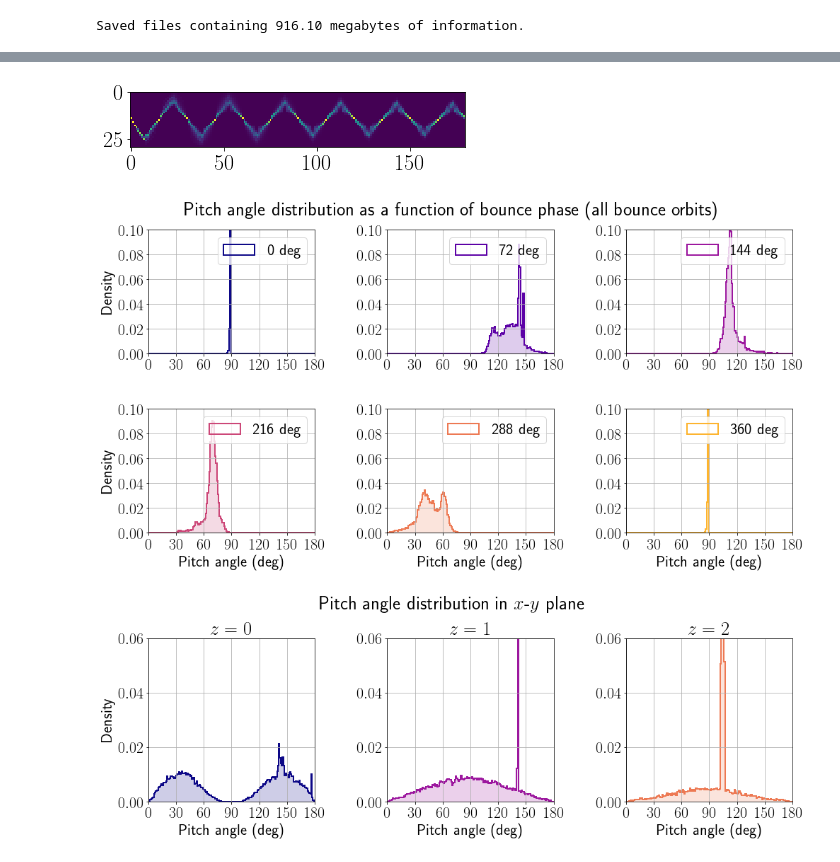
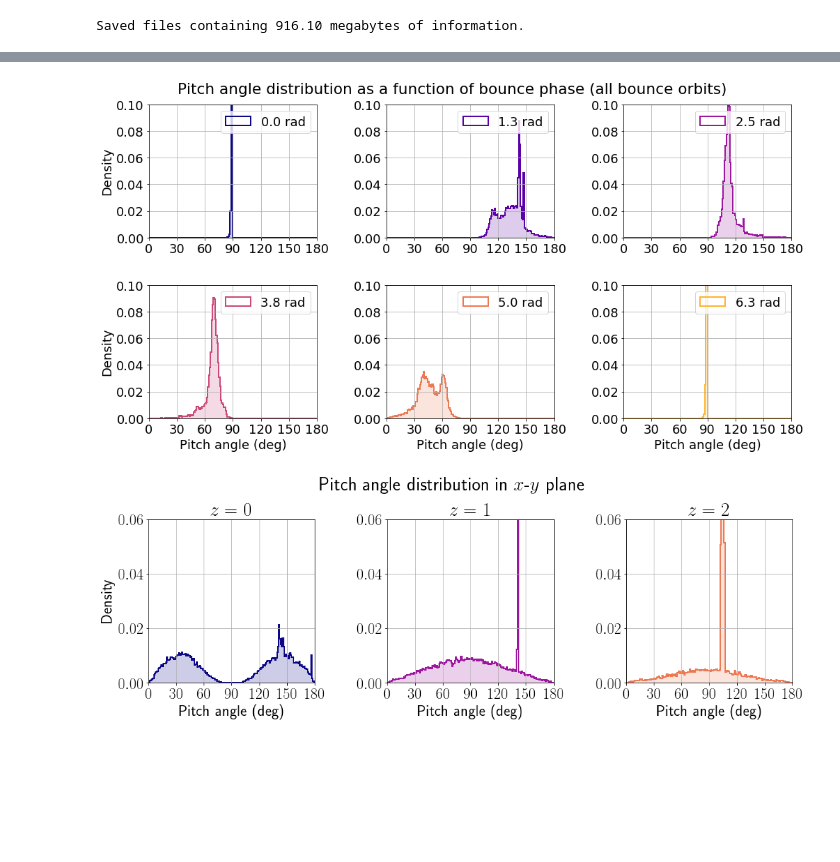
Before and after one commit to zbeever/cpt-solver, a Jupyter notebook: eq_pitch_angle_analysis.ipynb, the cells around one changed output, grey strips where cells are left out. Drawn from its saved outputs; the diff is of its cells as text; code cells hidden in the pictures; blank space fills up the shorter version.

```diff
--- a/eq_pitch_angle_analysis.ipynb
+++ b/eq_pitch_angle_analysis.ipynb
@@ -14,9 +19,8 @@ Loaded files containing 916.10 megabytes of information.
 from field_utils import *
 
 plt.figure(figsize=(15, 10))
-plt.rcParams.update({'font.size': 18})
 
-n = 5
+n = 15
 for i, x in enumerate(np.linspace(-20 * Re, -2 * Re, n)):
     rr = field_line(b_field, np.array([x, 0, 0]), 1e1)
     r_min = field_reversal(b_field, rr)
@@ -61,7 +65,7 @@ for phase in phase_list:
 
 for i in range(6):
     plt.subplot(2, 3, i + 1)
-    plt.hist(phases[(2 * i):(2 * i) + 2], bins=np.arange(0, 181, 1), histtype='step', linewidth=2, color=colors[(2 * i):(2 * i) + 2], density=True, label=[f'{ceil(k)} deg' for k in np.degrees(phase_list[(2 * i):(2 * i) + 2])])
+    plt.hist(phases[(2 * i):(2 * i) + 2], bins=np.arange(0, 181, 1), histtype='step', linewidth=2, color=colors[(2 * i):(2 * i) + 2], density=True, label=[f'{k:.1f} rad' for k in phase_list[(2 * i):(2 * i) + 2]])
     plt.hist(phases[(2 * i):(2 * i) + 2], bins=np.arange(0, 181, 1), histtype='stepfilled', alpha=0.2, color=colors[(2 * i):(2 * i) + 2], density=True)
     plt.grid()
     plt.xlim([0, 180])
@@ -84,50 +88,36 @@ plt.show()
-# %%
-bins = 30
-
-image = np.zeros((bins, bins * 6))
-
-for i in tqdm.tqdm(range(6)):
-    phases = np.linspace(0, 2*np.pi, bins, endpoint=False)
-    for j in tqdm.tqdm(range(len(phases))):
-        image[:, bins * i + j] = np.sqrt(np.histogram(get_pas_at_bounce_phase(system.history, phases[j] + 2*np.pi*i), bins=np.linspace(0, 180, bins + 1), density=True)[0])
-
-plt.imshow(image)
-plt.show()
-# %% [output]
-[figure, removed]
 # %%
 from math import ceil
 
 phase_list = np.linspace(0, 2*np.pi, 6)
 colors = plt.cm.plasma([i / len(phase_list) for i in range(len(phase_list))])
 phases = []
 fig = plt.figure(figsize=(15, 8))
 
 for phase in phase_list:
     phases.append(get_pas_at_bounce_phase_all_t(system.history, phase))
 
 for i in range(6):
     plt.subplot(2, 3, i + 1)
-    plt.hist(phases[i], bins=np.arange(0, 181, 1), histtype='step', linewidth=2, color=colors[i], density=True, label=f'{ceil(np.degrees(phase_list[i]))} deg')
+    plt.hist(phases[i], bins=np.arange(0, 181, 1), histtype='step', linewidth=2, color=colors[i], density=True, label=f'{phase_list[i]:.1f} rad')
     plt.hist(phases[i], bins=np.arange(0, 181, 1), histtype='stepfilled', alpha=0.2, color=colors[i], density=True)
     plt.grid()
     plt.xlim([0, 180])
     plt.ylim([0, 0.1])
     plt.legend()
     plt.yticks(np.arange(0, 0.11, 0.02))
     plt.xticks(np.arange(0, 181, 30))
 
     if i % 3 == 0:
         plt.ylabel('Density')
 
     if i > 2:
         plt.xlabel('Pitch angle (deg)')
 
 fig.suptitle('Pitch angle distribution as a function of bounce phase (all bounce orbits)')
 plt.tight_layout(pad=2)
 plt.show()
 # %% [output]
-[figure, old version]
+[figure, new version]
 # %%
 def pitch_angles_in_xy_plane(history, intrinsic, z_gsm):
     num_particles = len(history[:, 0, 0, 0])
```
Also changed, not shown: parts of 26 cells of this notebook, 6 other files.
